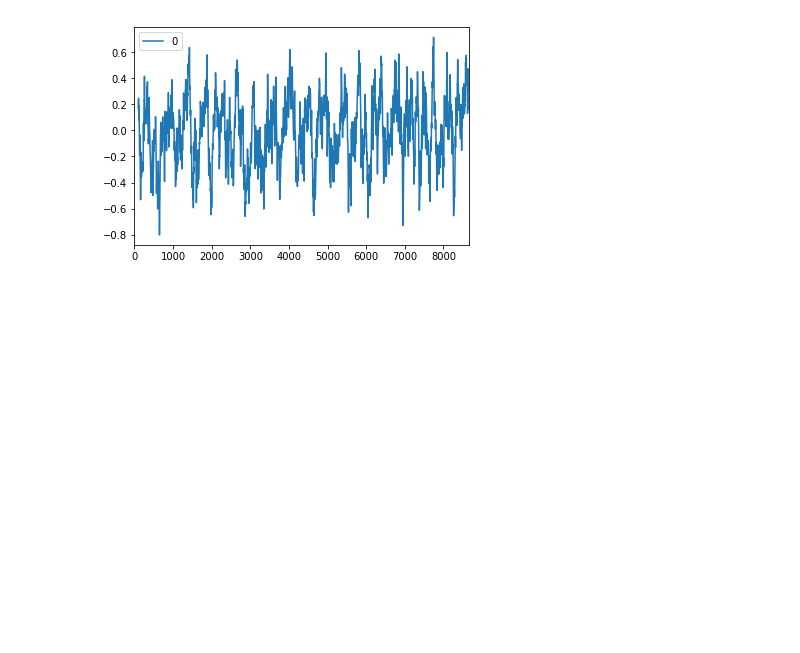
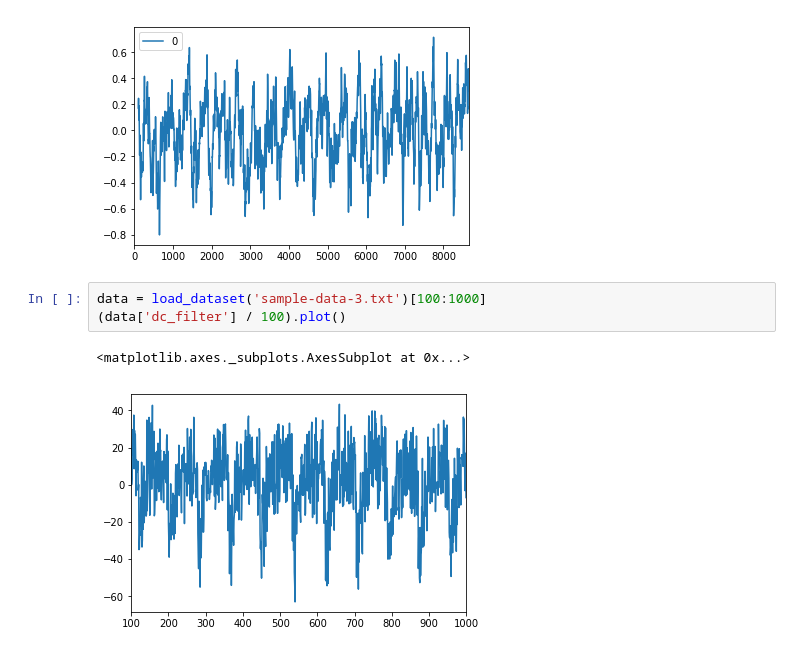
Before and after one commit to IRNAS/pulseox-firmware, a Jupyter notebook: experiments/Data experiments.ipynb, the cells around one changed output. Saved outputs shown, nothing was run; the diff lists cells and outputs as text; blank space fills up the shorter version.

```diff
--- a/experiments/Data experiments.ipynb
+++ b/experiments/Data experiments.ipynb
@@ -102,3 +102,9 @@ pandas.DataFrame(data=filtered_lpf_45).rolling(window=100).mean().plot()
 # %% [output]
 <matplotlib.axes._subplots.AxesSubplot at 0x...>
 [figure]
+# %%
+data = load_dataset('sample-data-3.txt')[100:1000]
+(data['dc_filter'] / 100).plot()
+# %% [output]
+<matplotlib.axes._subplots.AxesSubplot at 0x...>
+[figure, added]
```
Also changed, not shown: parts of 1 cell of this notebook, 3 other files.
